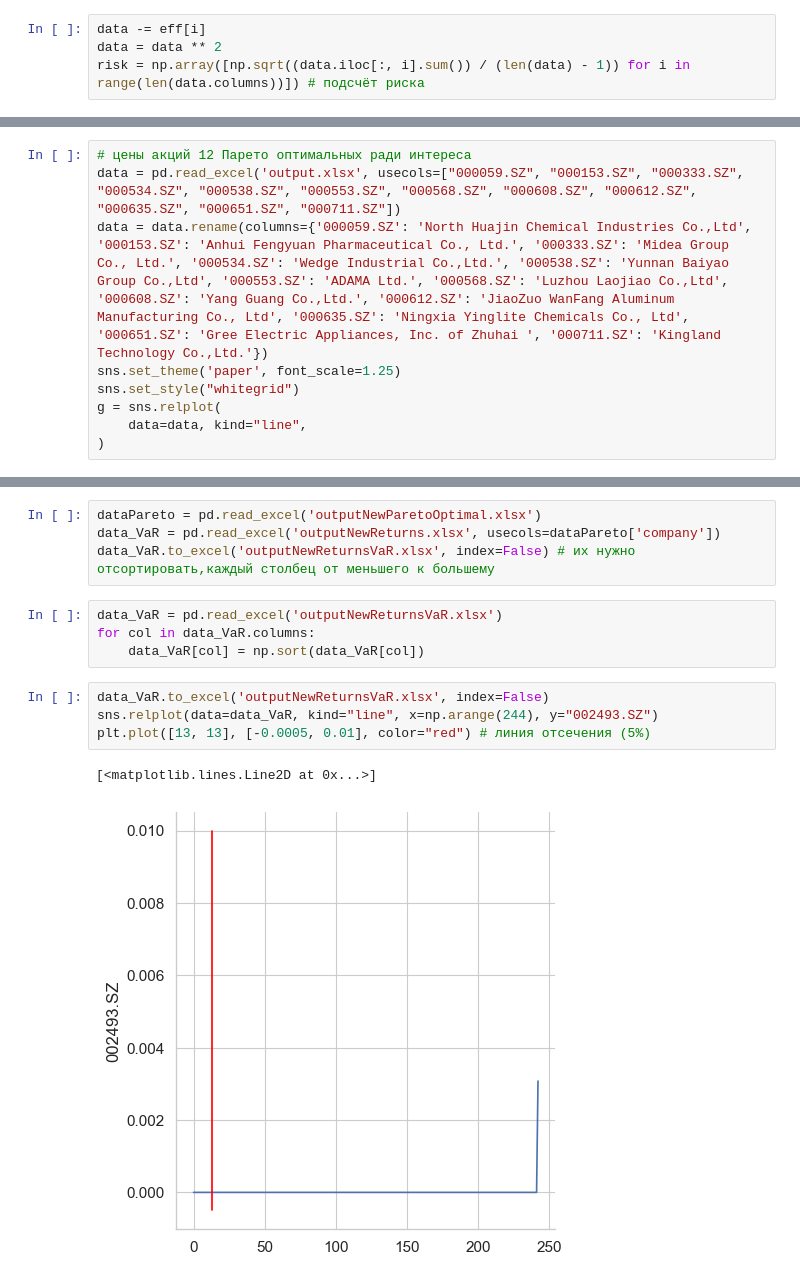
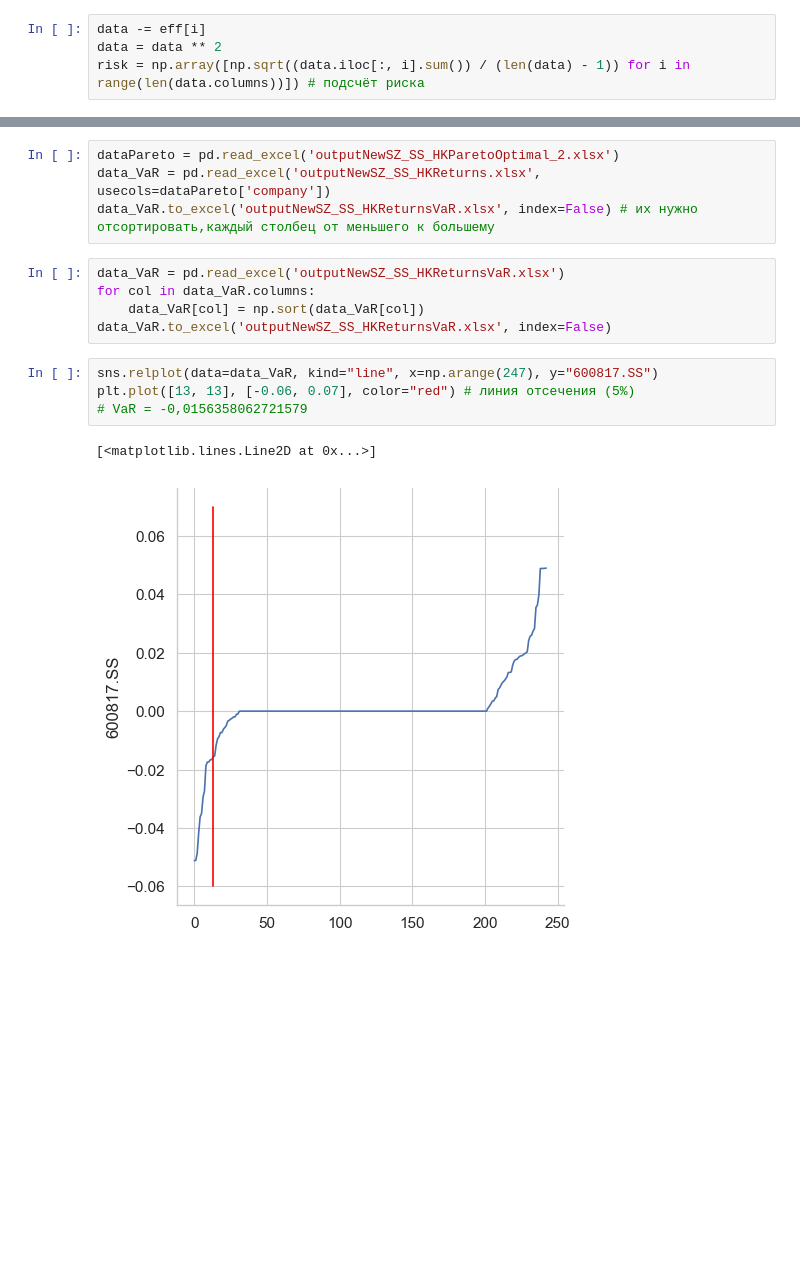
Before and after one commit to X-D-R/ChinaStockMarket, a Jupyter notebook: GetInfo.ipynb, the cells around one changed output, grey strips where cells are left out. Drawn from its saved outputs; the diff is of its cells as text; blank space fills up the shorter version.

```diff
--- a/GetInfo.ipynb
+++ b/GetInfo.ipynb
@@ -51,9 +78,0 @@ data_pareto_optimal.to_excel('outputNewParetoOptimal.xlsx', index=False)
-# %%
-# цены акций 12 Парето оптимальных ради интереса
-data = pd.read_excel('output.xlsx', usecols=["000059.SZ", "000153.SZ", "000333.SZ", "000534.SZ", "000538.SZ", "000553.SZ", "000568.SZ", "000608.SZ", "000612.SZ", "000635.SZ", "000651.SZ", "000711.SZ"])
-data = data.rename(columns={'000059.SZ': 'North Huajin Chemical Industries Co.,Ltd', '000153.SZ': 'Anhui Fengyuan Pharmaceutical Co., Ltd.', '000333.SZ': 'Midea Group Co., Ltd.', '000534.SZ': 'Wedge Industrial Co.,Ltd.', '000538.SZ': 'Yunnan Baiyao Group Co.,Ltd', '000553.SZ': 'ADAMA Ltd.', '000568.SZ': 'Luzhou Laojiao Co.,Ltd', '000608.SZ': 'Yang Guang Co.,Ltd.', '000612.SZ': 'JiaoZuo WanFang Aluminum Manufacturing Co., Ltd', '000635.SZ': 'Ningxia Yinglite Chemicals Co., Ltd', '000651.SZ': 'Gree Electric Appliances, Inc. of Zhuhai ', '000711.SZ': 'Kingland Technology Co.,Ltd.'})
-sns.set_theme('paper', font_scale=1.25)
-sns.set_style("whitegrid")
-g = sns.relplot(
-    data=data, kind="line",
-)
@@ -62,18 +83,19 @@ g = sns.relplot(
 # %%
-dataPareto = pd.read_excel('outputNewParetoOptimal.xlsx')
-data_VaR = pd.read_excel('outputNewReturns.xlsx', usecols=dataPareto['company'])
-data_VaR.to_excel('outputNewReturnsVaR.xlsx', index=False) # их нужно отсортировать,каждый столбец от меньшего к большему
+dataPareto = pd.read_excel('outputNewSZ_SS_HKParetoOptimal_2.xlsx')
+data_VaR = pd.read_excel('outputNewSZ_SS_HKReturns.xlsx', usecols=dataPareto['company'])
+data_VaR.to_excel('outputNewSZ_SS_HKReturnsVaR.xlsx', index=False) # их нужно отсортировать,каждый столбец от меньшего к большему
 # %%
-data_VaR = pd.read_excel('outputNewReturnsVaR.xlsx')
+data_VaR = pd.read_excel('outputNewSZ_SS_HKReturnsVaR.xlsx')
 for col in data_VaR.columns:
     data_VaR[col] = np.sort(data_VaR[col])
+data_VaR.to_excel('outputNewSZ_SS_HKReturnsVaR.xlsx', index=False)
 # %%
-data_VaR.to_excel('outputNewReturnsVaR.xlsx', index=False)
-sns.relplot(data=data_VaR, kind="line", x=np.arange(244), y="002493.SZ")
-plt.plot([13, 13], [-0.0005, 0.01], color="red") # линия отсечения (5%)
+sns.relplot(data=data_VaR, kind="line", x=np.arange(247), y="600817.SS")
+plt.plot([13, 13], [-0.06, 0.07], color="red") # линия отсечения (5%)
+# VaR = -0,0156358062721579
 # %% [output]
 [<matplotlib.lines.Line2D at 0x...>]
-[figure, old version]
+[figure, new version]
 # %%
 import yfinance as yf
 names = []
```
Also changed, not shown: parts of 36 cells of this notebook.
